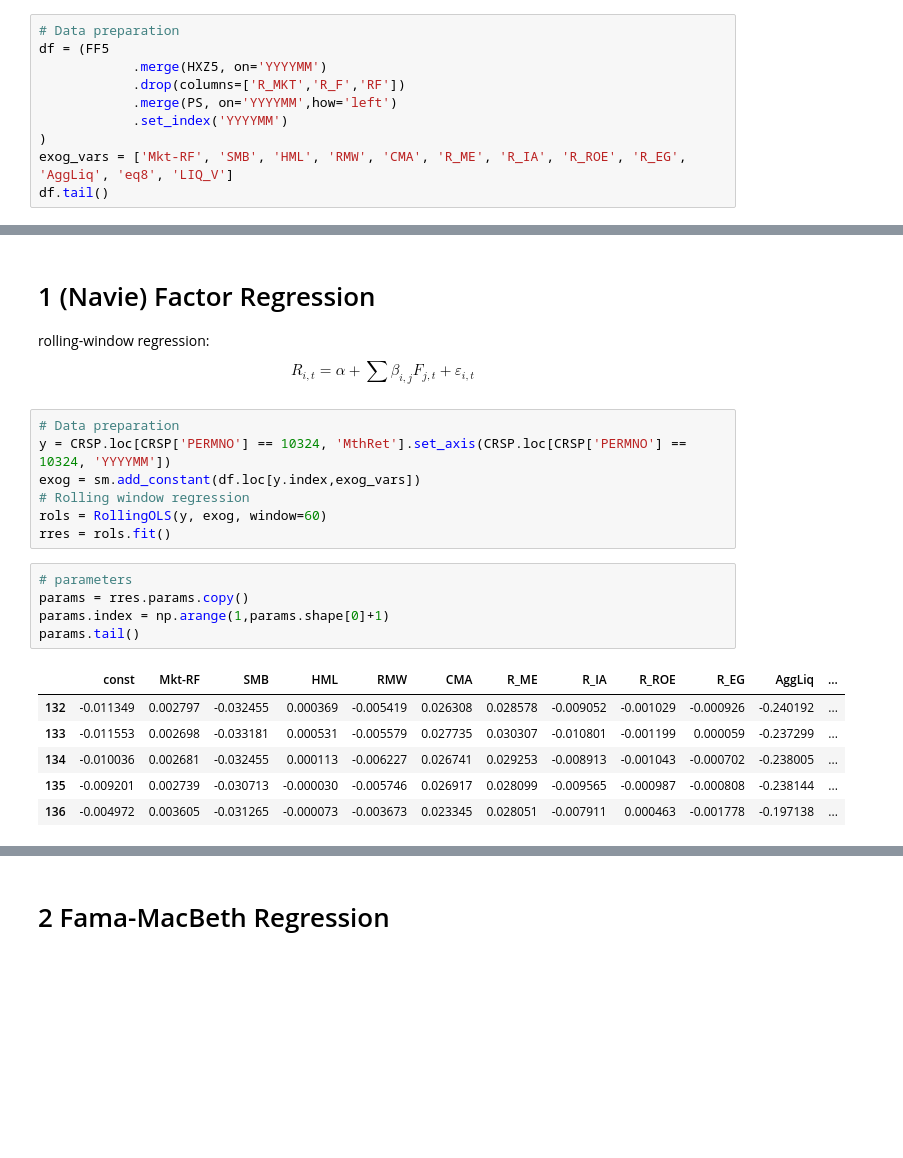
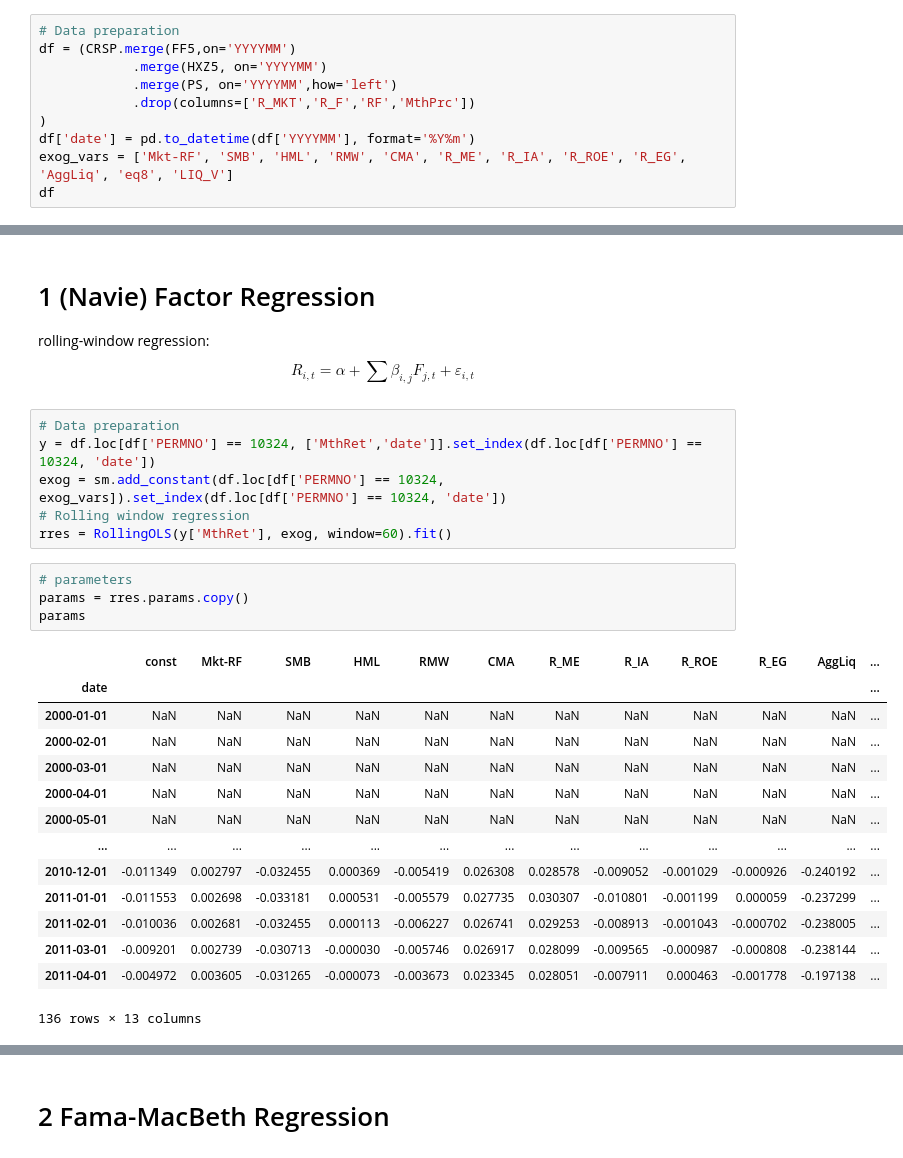
Before and after one commit to Kelvin-xing/Econ6102, a Jupyter notebook: PS1/PS1_xing.ipynb, the cells around one changed output, grey strips where cells are left out. Saved outputs shown, nothing was run; the diff lists cells and outputs as text; blank space fills up the shorter version.

```diff
--- a/PS1/PS1_xing.ipynb
+++ b/PS1/PS1_xing.ipynb
@@ -85,11 +85,11 @@ PS.tail()
 | 263 | 202112 | 0.060568 | 0.070741 | -0.023452 |
 # %%
 # Data preparation
-df = (FF5
+df = (CRSP.merge(FF5,on='YYYYMM')
             .merge(HXZ5, on='YYYYMM')
-            .drop(columns=['R_MKT','R_F','RF'])
             .merge(PS, on='YYYYMM',how='left')
-            .set_index('YYYYMM')
+            .drop(columns=['R_MKT','R_F','RF','MthPrc'])
 )
+df['date'] = pd.to_datetime(df['YYYYMM'], format='%Y%m')
 exog_vars = ['Mkt-RF', 'SMB', 'HML', 'RMW', 'CMA', 'R_ME', 'R_IA', 'R_ROE', 'R_EG', 'AggLiq', 'eq8', 'LIQ_V']
-df.tail()
+df
@@ -98,21 +112,27 @@ df.tail()
 rolling-window regression:$$R_{i,t} = \alpha + \sum \beta_{i,j} F_{j,t} + \varepsilon_{i,t}$$
 # %%
 # Data preparation
-y = CRSP.loc[CRSP['PERMNO'] == 10324, 'MthRet'].set_axis(CRSP.loc[CRSP['PERMNO'] == 10324, 'YYYYMM'])
-exog = sm.add_constant(df.loc[y.index,exog_vars])
+y = df.loc[df['PERMNO'] == 10324, ['MthRet','date']].set_index(df.loc[df['PERMNO'] == 10324, 'date'])
+exog = sm.add_constant(df.loc[df['PERMNO'] == 10324, exog_vars]).set_index(df.loc[df['PERMNO'] == 10324, 'date'])
 # Rolling window regression
-rols = RollingOLS(y, exog, window=60)
-rres = rols.fit()
+rres = RollingOLS(y['MthRet'], exog, window=60).fit()
 # %%
 # parameters
 params = rres.params.copy()
-params.index = np.arange(1,params.shape[0]+1)
-params.tail()
+params
 # %% [output]
 |  | const | Mkt-RF | SMB | HML | RMW | CMA | R_ME | R_IA | R_ROE | R_EG | AggLiq | ... |
-| 132 | -0.011349 | 0.002797 | -0.032455 | 0.000369 | -0.005419 | 0.026308 | 0.028578 | -0.009052 | -0.001029 | -0.000926 | -0.240192 | ... |
-| 133 | -0.011553 | 0.002698 | -0.033181 | 0.000531 | -0.005579 | 0.027735 | 0.030307 | -0.010801 | -0.001199 | 0.000059 | -0.237299 | ... |
-| 134 | -0.010036 | 0.002681 | -0.032455 | 0.000113 | -0.006227 | 0.026741 | 0.029253 | -0.008913 | -0.001043 | -0.000702 | -0.238005 | ... |
-| 135 | -0.009201 | 0.002739 | -0.030713 | -0.000030 | -0.005746 | 0.026917 | 0.028099 | -0.009565 | -0.000987 | -0.000808 | -0.238144 | ... |
-| 136 | -0.004972 | 0.003605 | -0.031265 | -0.000073 | -0.003673 | 0.023345 | 0.028051 | -0.007911 | 0.000463 | -0.001778 | -0.197138 | ... |
+| date |  |  |  |  |  |  |  |  |  |  |  | ... |
+| 2000-01-01 | NaN | NaN | NaN | NaN | NaN | NaN | NaN | NaN | NaN | NaN | NaN | ... |
+| 2000-02-01 | NaN | NaN | NaN | NaN | NaN | NaN | NaN | NaN | NaN | NaN | NaN | ... |
+| 2000-03-01 | NaN | NaN | NaN | NaN | NaN | NaN | NaN | NaN | NaN | NaN | NaN | ... |
+| 2000-04-01 | NaN | NaN | NaN | NaN | NaN | NaN | NaN | NaN | NaN | NaN | NaN | ... |
+| 2000-05-01 | NaN | NaN | NaN | NaN | NaN | NaN | NaN | NaN | NaN | NaN | NaN | ... |
+| ... | ... | ... | ... | ... | ... | ... | ... | ... | ... | ... | ... | ... |
+| 2010-12-01 | -0.011349 | 0.002797 | -0.032455 | 0.000369 | -0.005419 | 0.026308 | 0.028578 | -0.009052 | -0.001029 | -0.000926 | -0.240192 | ... |
+| 2011-01-01 | -0.011553 | 0.002698 | -0.033181 | 0.000531 | -0.005579 | 0.027735 | 0.030307 | -0.010801 | -0.001199 | 0.000059 | -0.237299 | ... |
+| 2011-02-01 | -0.010036 | 0.002681 | -0.032455 | 0.000113 | -0.006227 | 0.026741 | 0.029253 | -0.008913 | -0.001043 | -0.000702 | -0.238005 | ... |
+| 2011-03-01 | -0.009201 | 0.002739 | -0.030713 | -0.000030 | -0.005746 | 0.026917 | 0.028099 | -0.009565 | -0.000987 | -0.000808 | -0.238144 | ... |
+| 2011-04-01 | -0.004972 | 0.003605 | -0.031265 | -0.000073 | -0.003673 | 0.023345 | 0.028051 | -0.007911 | 0.000463 | -0.001778 | -0.197138 | ... |
+136 rows × 13 columns
 # %%
```
Also changed, not shown: parts of 6 cells of this notebook, 9 other files.
